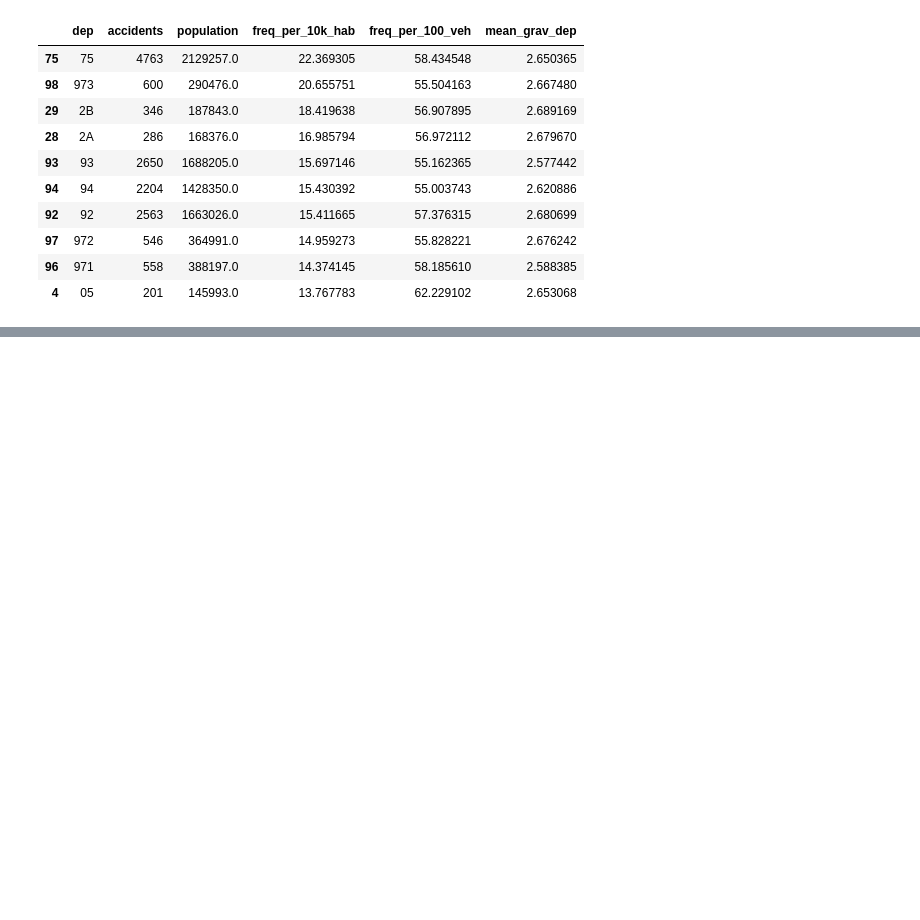
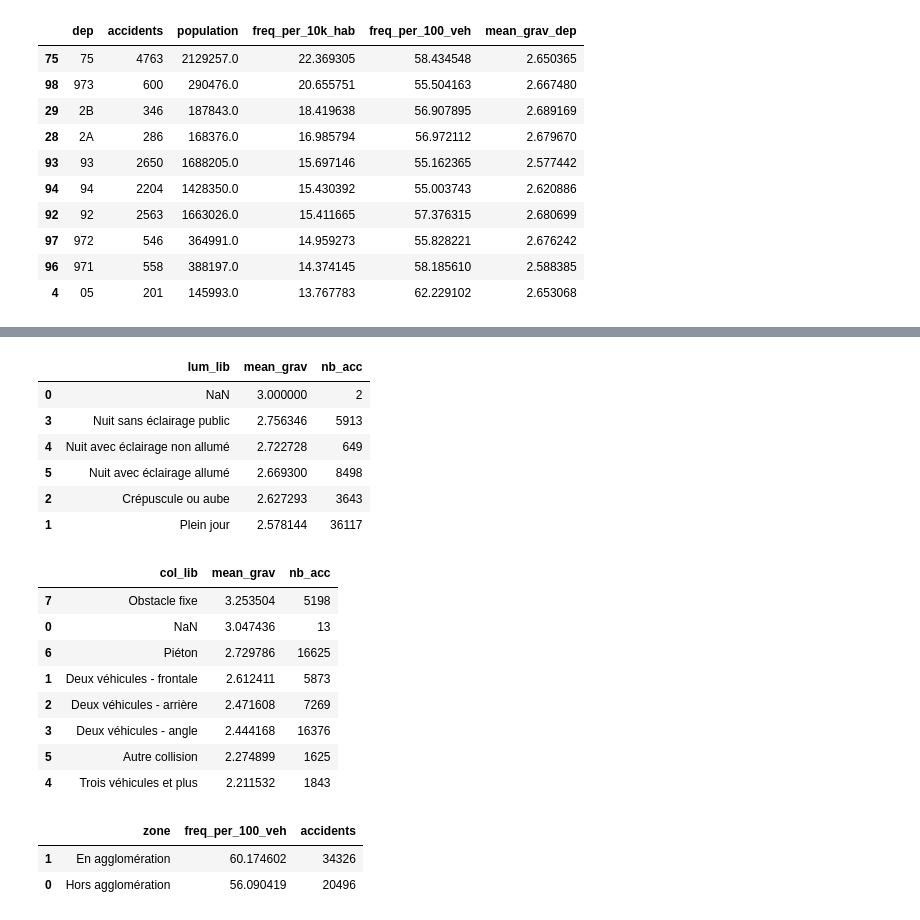
Before and after one commit to Rayan-Nemri/projetRydna, a Jupyter notebook: accident2023.ipynb, the cells around one changed output, grey strips where cells are left out. Drawn from its saved outputs; the diff is of its cells as text; code cells hidden in the pictures; blank space fills up the shorter version.

```diff
--- a/accident2023.ipynb
+++ b/accident2023.ipynb
@@ -379,0 +464,24 @@ kpi_df.sort_values("freq_per_10k_hab", ascending=False).head(10)
+# %%
+display(grav_lum[["lum_lib", "mean_grav", "nb_acc"]].sort_values("mean_grav", ascending=False))
+display(grav_col[["col_lib", "mean_grav", "nb_acc"]].sort_values("mean_grav", ascending=False))
+display(agg_freq[["zone", "freq_per_100_veh", "accidents"]].sort_values("freq_per_100_veh", ascending=False))
+# %% [output]
+|  | lum_lib | mean_grav | nb_acc |
+| 0 | NaN | 3.000000 | 2 |
+| 3 | Nuit sans éclairage public | 2.756346 | 5913 |
+| 4 | Nuit avec éclairage non allumé | 2.722728 | 649 |
+| 5 | Nuit avec éclairage allumé | 2.669300 | 8498 |
+| 2 | Crépuscule ou aube | 2.627293 | 3643 |
+| 1 | Plein jour | 2.578144 | 36117 |
+|  | col_lib | mean_grav | nb_acc |
+| 7 | Obstacle fixe | 3.253504 | 5198 |
+| 0 | NaN | 3.047436 | 13 |
+| 6 | Piéton | 2.729786 | 16625 |
+| 1 | Deux véhicules - frontale | 2.612411 | 5873 |
+| 2 | Deux véhicules - arrière | 2.471608 | 7269 |
+| 3 | Deux véhicules - angle | 2.444168 | 16376 |
+| 5 | Autre collision | 2.274899 | 1625 |
+| 4 | Trois véhicules et plus | 2.211532 | 1843 |
+|  | zone | freq_per_100_veh | accidents |
+| 1 | En agglomération | 60.174602 | 34326 |
+| 0 | Hors agglomération | 56.090419 | 20496 |
```
Also changed, not shown: parts of 2 cells of this notebook.
